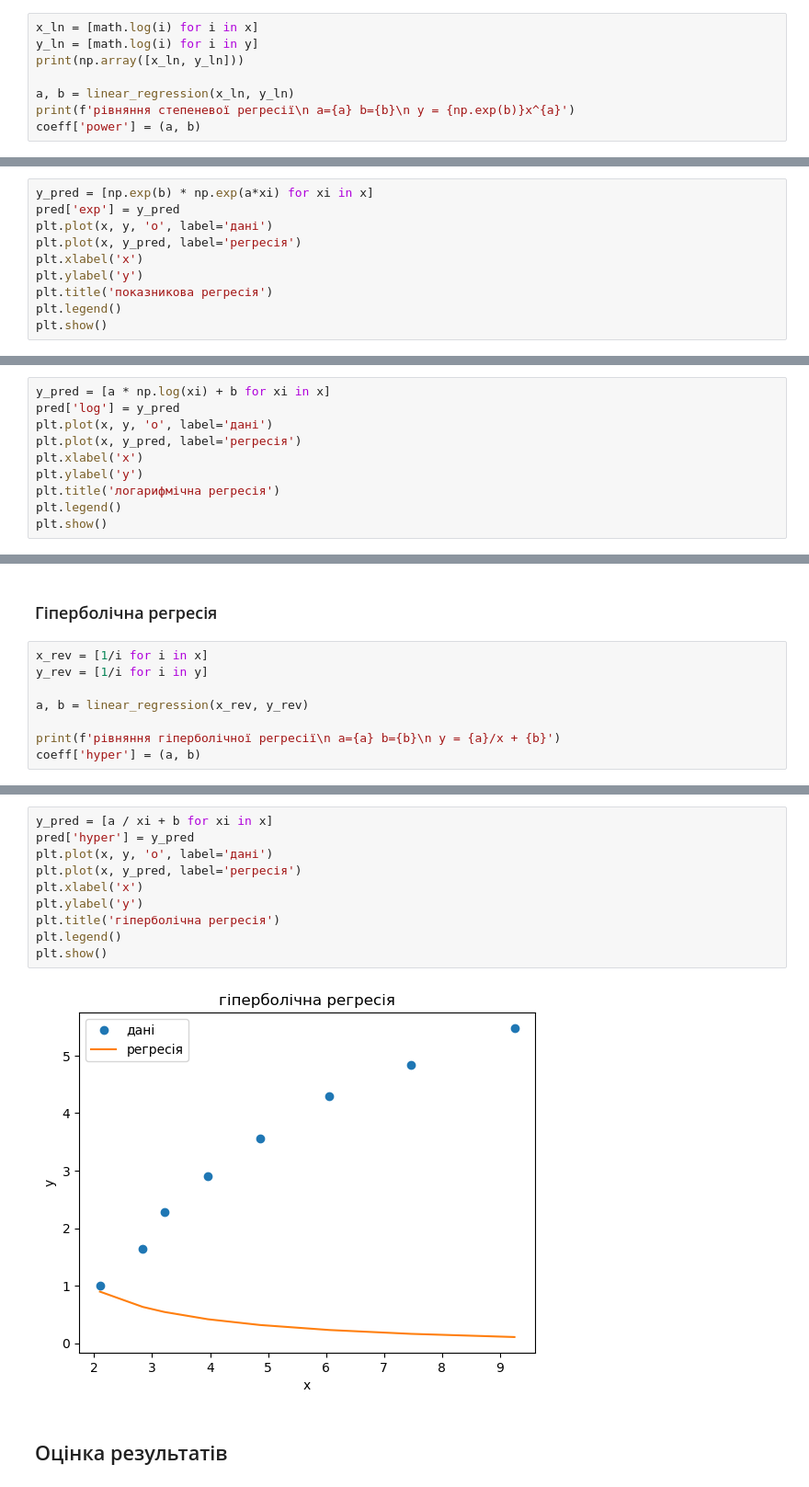
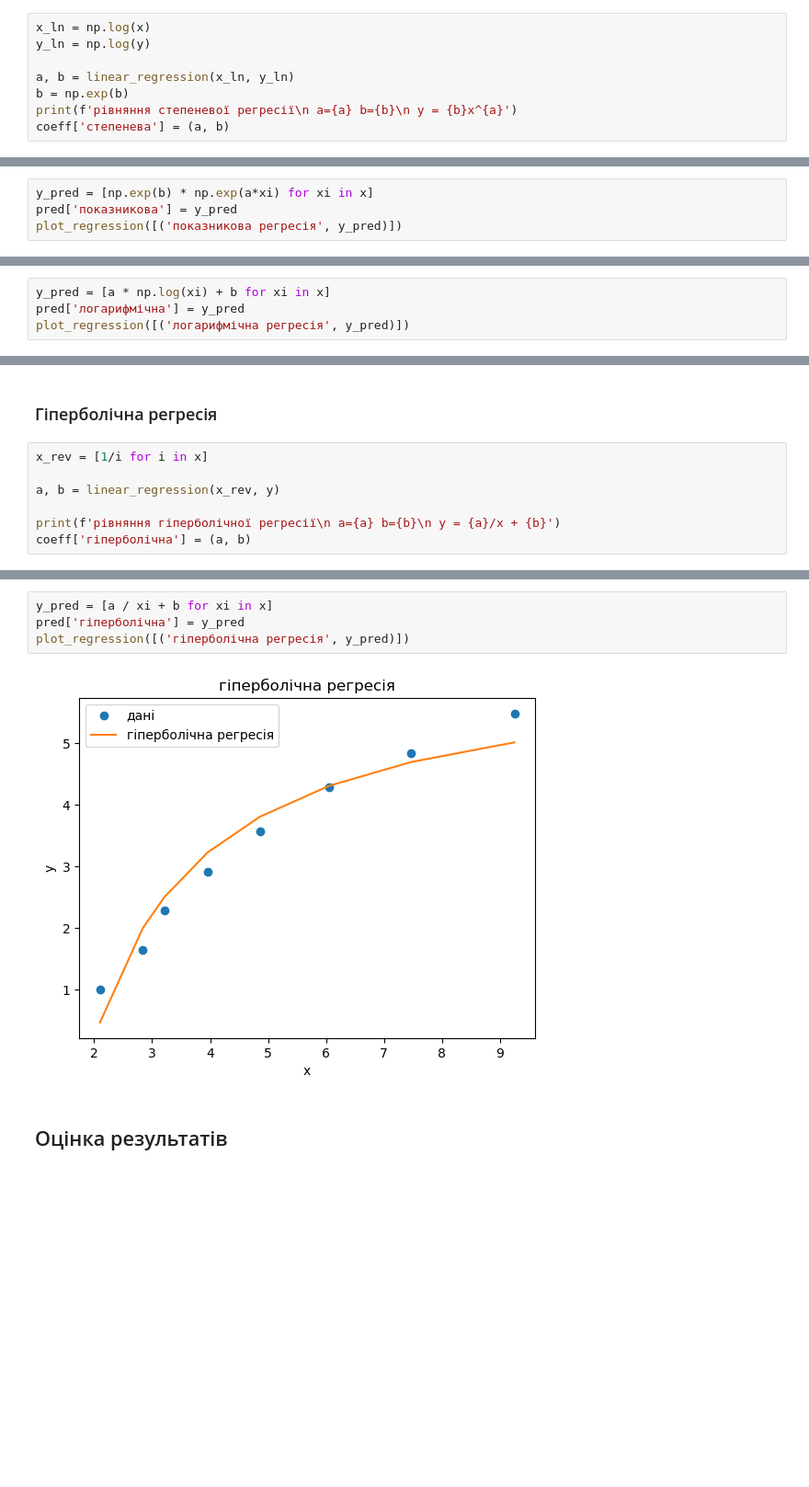
Before and after one commit to SylvaticGhost/AD, a Jupyter notebook: Lab1.ipynb, the cells around one changed output, grey strips where cells are left out. Shown at 92% size. Saved outputs shown, nothing was run; the diff lists cells and outputs as text; blank space fills up the shorter version.

```diff
--- a/Lab1.ipynb
+++ b/Lab1.ipynb
@@ -99,11 +94,11 @@ plt.show()
 # %% [markdown]
 ### Степенева регресія
 # %%
-x_ln = [math.log(i) for i in x]
-y_ln = [math.log(i) for i in y]
-print(np.array([x_ln, y_ln]))
+x_ln = np.log(x)
+y_ln = np.log(y)
 
 a, b = linear_regression(x_ln, y_ln)
-print(f'рівняння степеневої регресії\n a={a} b={b}\n y = {np.exp(b)}x^{a}')
-coeff['power'] = (a, b)
+b = np.exp(b)
+print(f'рівняння степеневої регресії\n a={a} b={b}\n y = {b}x^{a}')
+coeff['степенева'] = (a, b)
 # %% [output]
@@ -139,12 +124,6 @@ coeff['exp'] = (a, b)
  y = 0.9892614429797908e^(0.21326955766333683*x)
 # %%
 y_pred = [np.exp(b) * np.exp(a*xi) for xi in x]
-pred['exp'] = y_pred
-plt.plot(x, y, 'o', label='дані')
-plt.plot(x, y_pred, label='регресія')
-plt.xlabel('x')
-plt.ylabel('y')
-plt.title('показникова регресія')
-plt.legend()
-plt.show()
+pred['показникова'] = y_pred
+plot_regression([('показникова регресія', y_pred)])
 # %% [output]
@@ -164,12 +143,6 @@ coeff['log'] = (a, b)
  y = 3.1085771169448186ln(x) + (-1.392086060605246)
 # %%
 y_pred = [a * np.log(xi) + b for xi in x]
-pred['log'] = y_pred
-plt.plot(x, y, 'o', label='дані')
-plt.plot(x, y_pred, label='регресія')
-plt.xlabel('x')
-plt.ylabel('y')
-plt.title('логарифмічна регресія')
-plt.legend()
-plt.show()
+pred['логарифмічна'] = y_pred
+plot_regression([('логарифмічна регресія', y_pred)])
 # %% [output]
@@ -178,11 +151,10 @@ plt.show()
 ### Гіперболічна регресія
 # %%
 x_rev = [1/i for i in x]
-y_rev = [1/i for i in y]
 
-a, b = linear_regression(x_rev, y_rev)
+a, b = linear_regression(x_rev, y)
 
 print(f'рівняння гіперболічної регресії\n a={a} b={b}\n y = {a}/x + {b}')
-coeff['hyper'] = (a, b)
+coeff['гіперболічна'] = (a, b)
 # %% [output]
 рівняння гіперболічної регресії
@@ -191,14 +163,8 @@ coeff['hyper'] = (a, b)
 # %%
 y_pred = [a / xi + b for xi in x]
-pred['hyper'] = y_pred
-plt.plot(x, y, 'o', label='дані')
-plt.plot(x, y_pred, label='регресія')
-plt.xlabel('x')
-plt.ylabel('y')
-plt.title('гіперболічна регресія')
-plt.legend()
-plt.show()
+pred['гіперболічна'] = y_pred
+plot_regression([('гіперболічна регресія', y_pred)])
 # %% [output]
-[figure, old version]
+[figure, new version]
 # %% [markdown]
 ## Оцінка результатів
```
Also changed, not shown: parts of 21 cells of this notebook.
